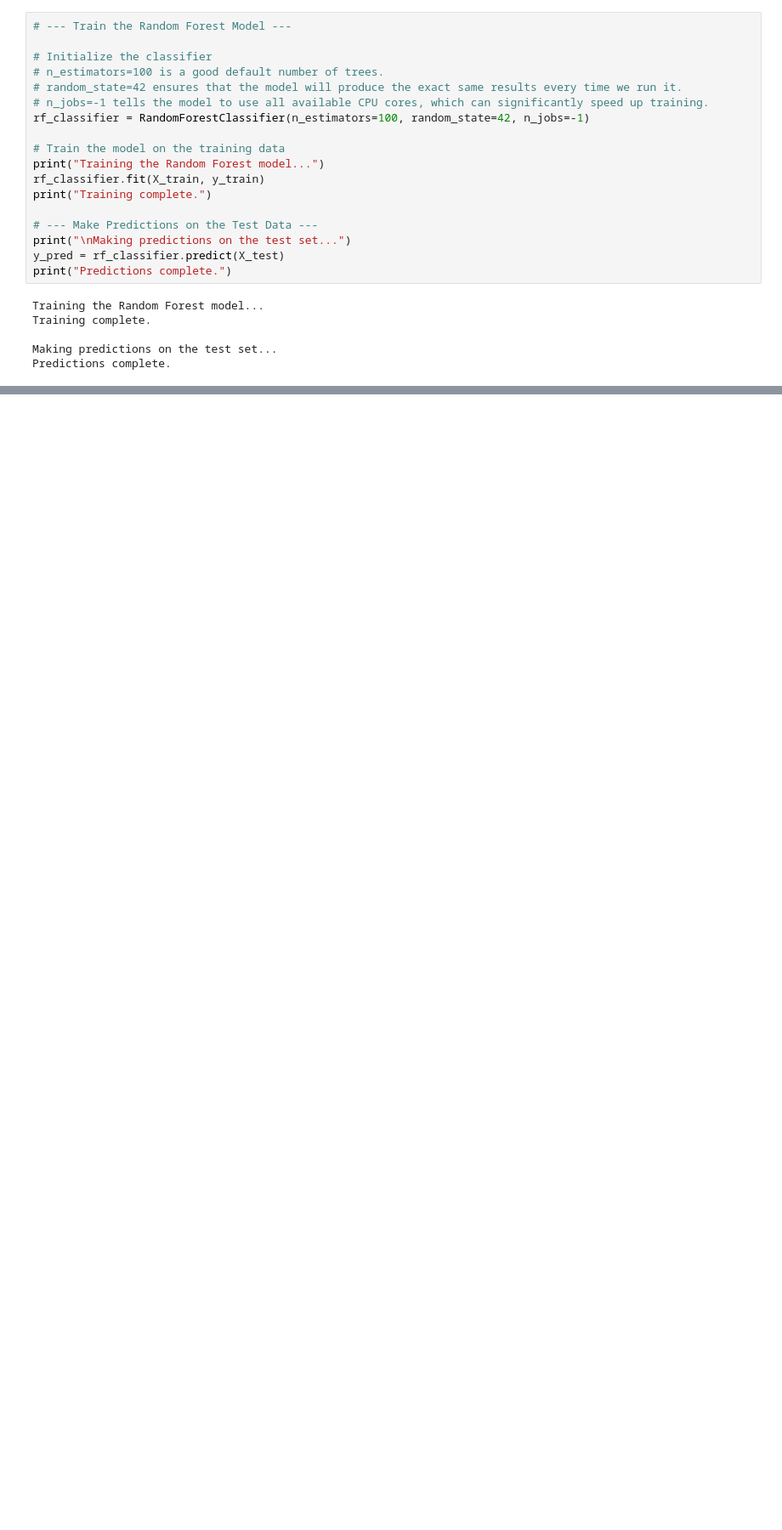
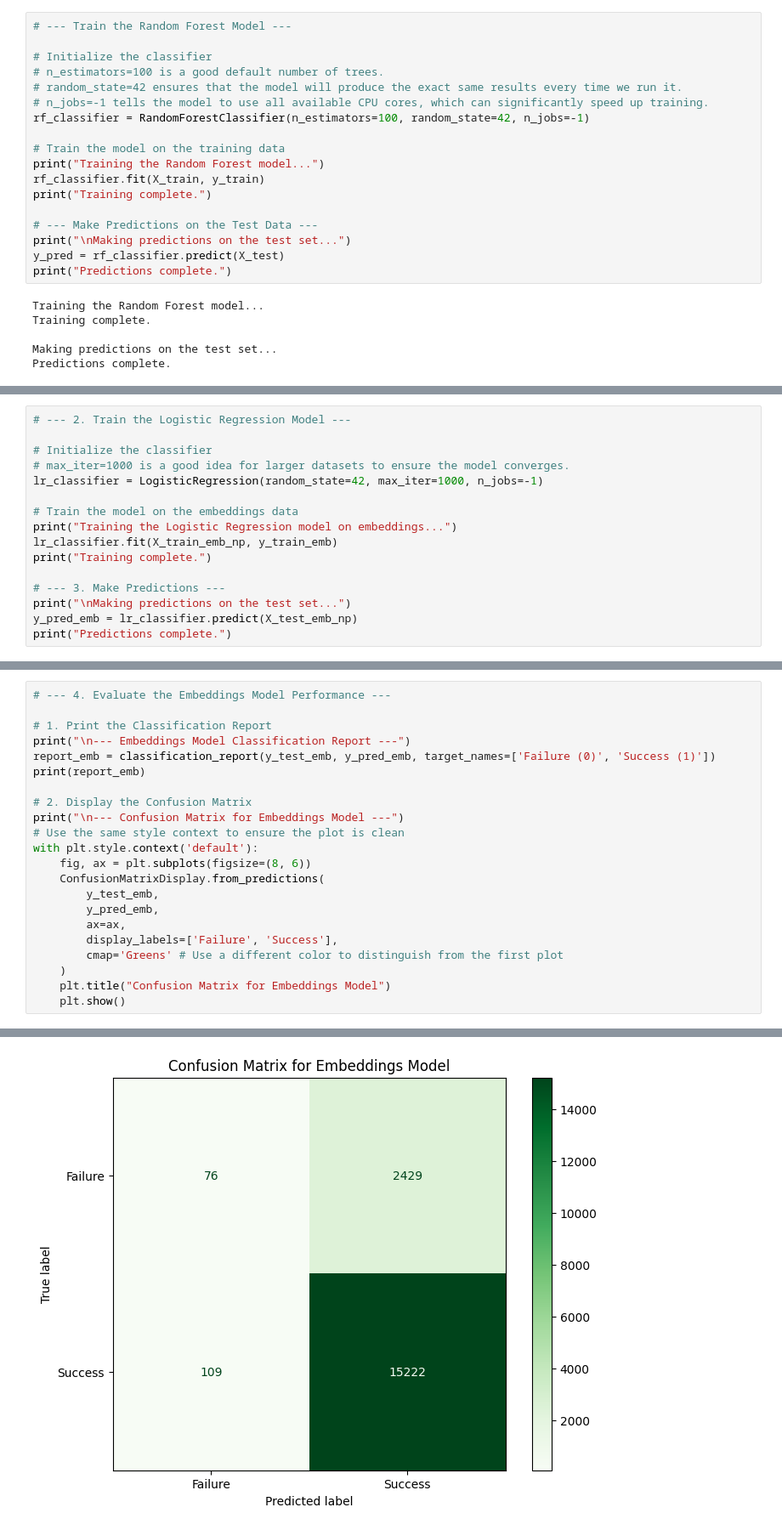
Before and after one commit to au-nlp/project-milestone-p2-group8, a Jupyter notebook: main.ipynb, the cells around one changed output, grey strips where cells are left out. Shown at 85% size. Cells and saved outputs as stored; diff of their text form; blank space fills up the shorter version.

```diff
--- a/main.ipynb
+++ b/main.ipynb
@@ -741,0 +748,16 @@ print(report_emb)
+# %%
+# --- 2. Train the Logistic Regression Model ---
+
+# Initialize the classifier
+# max_iter=1000 is a good idea for larger datasets to ensure the model converges.
+lr_classifier = LogisticRegression(random_state=42, max_iter=1000, n_jobs=-1)
+
+# Train the model on the embeddings data
+print("Training the Logistic Regression model on embeddings...")
+lr_classifier.fit(X_train_emb_np, y_train_emb)
+print("Training complete.")
+
+# --- 3. Make Predictions ---
+print("\nMaking predictions on the test set...")
+y_pred_emb = lr_classifier.predict(X_test_emb_np)
+print("Predictions complete.")
@@ -741,0 +770,23 @@ print(report_emb)
+# %%
+# --- 4. Evaluate the Embeddings Model Performance ---
+
+# 1. Print the Classification Report
+print("\n--- Embeddings Model Classification Report ---")
+report_emb = classification_report(y_test_emb, y_pred_emb, target_names=['Failure (0)', 'Success (1)'])
+print(report_emb)
+
+# 2. Display the Confusion Matrix
+print("\n--- Confusion Matrix for Embeddings Model ---")
+# Use the same style context to ensure the plot is clean
+with plt.style.context('default'):
+    fig, ax = plt.subplots(figsize=(8, 6))
+    ConfusionMatrixDisplay.from_predictions(
+        y_test_emb,
+        y_pred_emb,
+        ax=ax,
+        display_labels=['Failure', 'Success'],
+        cmap='Greens' # Use a different color to distinguish from the first plot
+    )
+    plt.title("Confusion Matrix for Embeddings Model")
+    plt.show()
+# %% [output]
@@ -741,0 +805 @@ print(report_emb)
+[figure, added]
```
Also changed, not shown: parts of 21 cells of this notebook, 1 other file.
